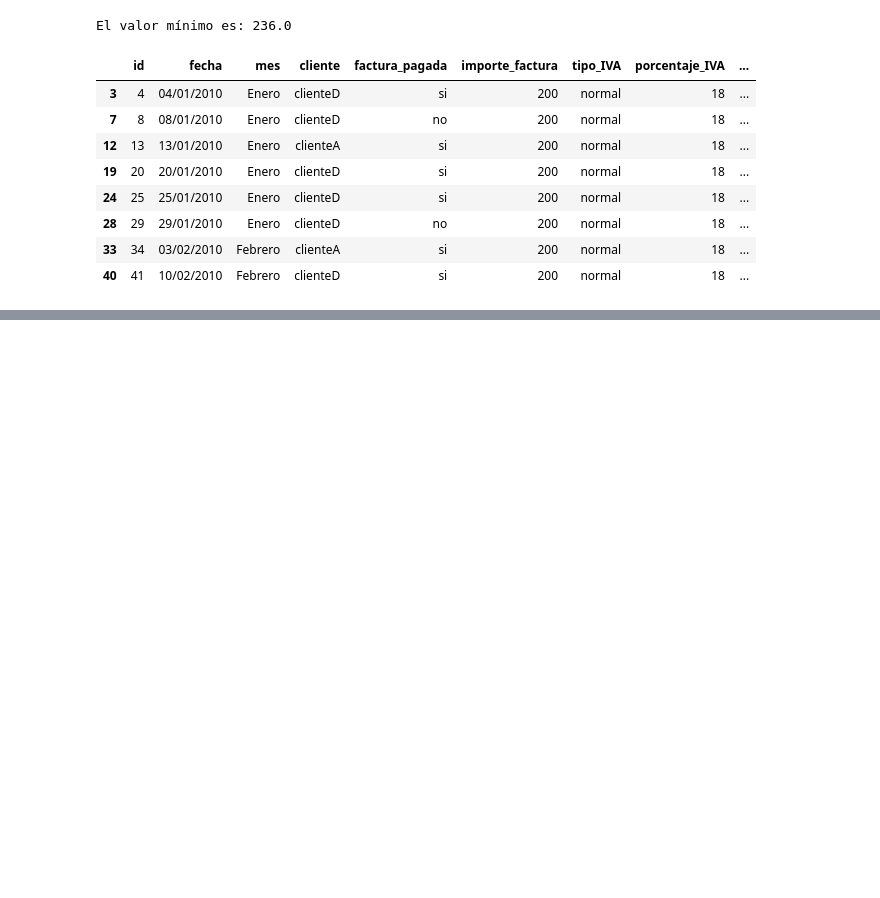
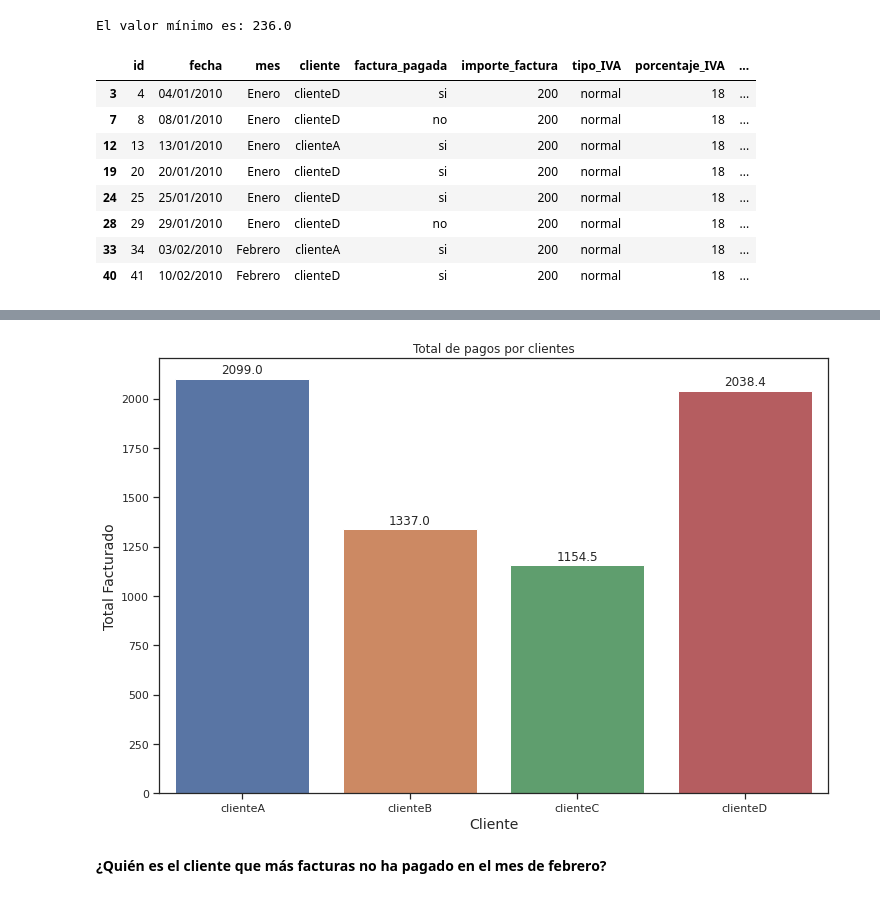
Before and after one commit to JALVARADORUIZ/Magister_BigData_UB, a Jupyter notebook: M2_AI2_AlvaradoRuizJoseArmando.ipynb, the cells around one changed output, grey strips where cells are left out. Saved outputs shown, nothing was run; the diff lists cells and outputs as text; code cells hidden in the pictures; blank space fills up the shorter version.

```diff
--- a/M2_AI2_AlvaradoRuizJoseArmando.ipynb
+++ b/M2_AI2_AlvaradoRuizJoseArmando.ipynb
@@ -240,0 +285,2 @@ df.loc[df['total_pagado'] >= p90]
+# %%
+total_factura_clientes = df.groupby('cliente')["total_pagado"].sum()
@@ -240,0 +296,16 @@ df.loc[df['total_pagado'] >= p90]
+# %%
+plt.figure(figsize=(12, 8))
+bplot = sns.barplot(x=df.cliente.unique(),y=total_factura_clientes)
+for p in bplot.patches:
+    bplot.annotate(format(p.get_height(), '.1f'),
+                   (p.get_x() + p.get_width() / 2., p.get_height()),
+                   ha = 'center', va = 'center',
+                   xytext = (0, 9),
+                   textcoords = 'offset points')
+plt.title('Total de pagos por clientes');
+plt.ylabel('Total Facturado', fontsize=14);
+plt.xlabel('Cliente', fontsize=14);
+# %% [output]
+[figure, added]
+# %% [markdown]
+**¿Quién es el cliente que más facturas no ha pagado en el mes de febrero?**
```
Also changed, not shown: parts of 23 cells of this notebook.
